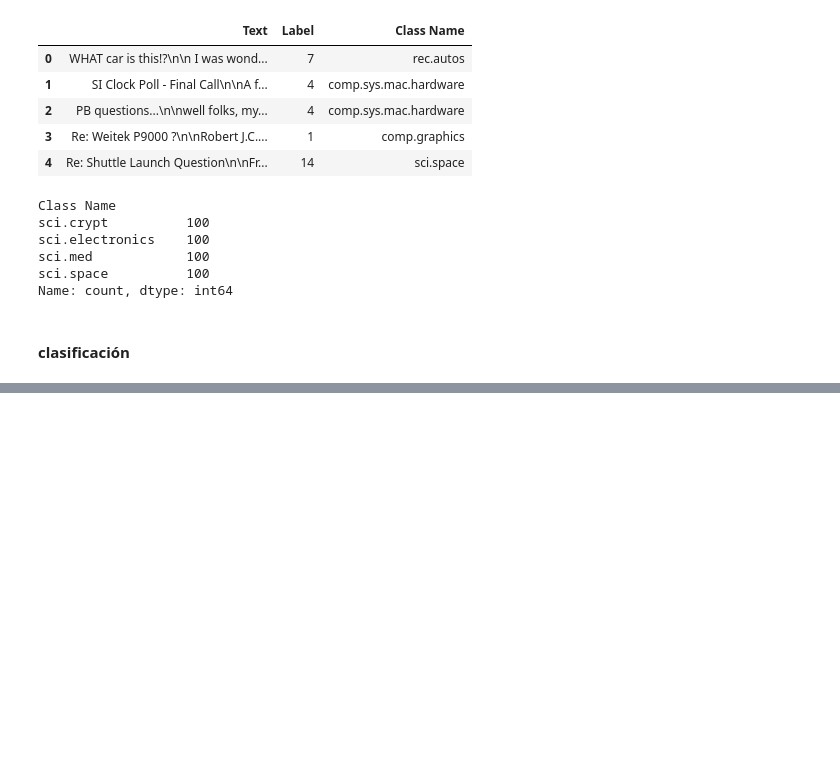
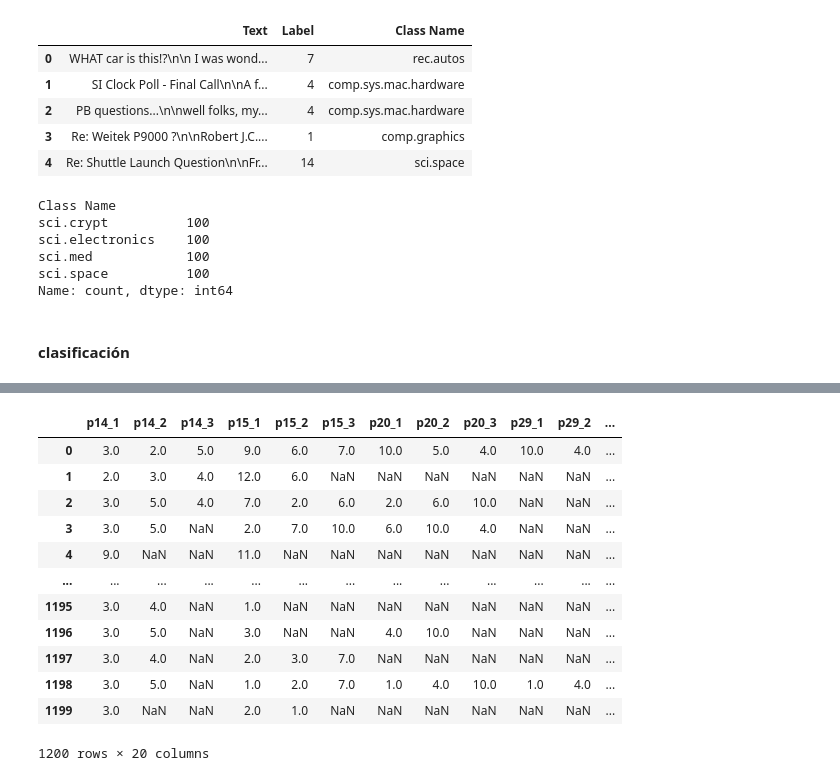
Before and after one commit to salvadorVMA/navegador, a Jupyter notebook: test_genai.ipynb, the cells around one changed output, grey strips where cells are left out. Cells and saved outputs as stored; diff of their text form; code cells hidden in the pictures; blank space fills up the shorter version.

```diff
--- a/test_genai.ipynb
+++ b/test_genai.ipynb
@@ -1216,0 +1120,10 @@ sci.space: 99.12%
+# %%
+# importar encuestas en pickle
+
+import pickle
+
+ruta_enc= '/Users/salvadorVMA/Google Drive/01 Proyectos/2025/navegador/encuestas'
+
+with open(f'{ruta_enc}/encs.pkl', 'rb') as f:
+    enc_dict = pickle.load(f)
+    print('Pickle file loaded successfully')
@@ -1216,0 +1179,6 @@ sci.space: 99.12%
+# %%
+# las columnas terminadas en 'a' son aparentemente idénticas a las que no...
+
+filtered_columns = enc_dict['Ciencia_y_Tecnologia']['dataframe'].filter(regex='^p.*a$')
+value_counts_df = pd.DataFrame({col: filtered_columns[col].value_counts() for col in filtered_columns.columns}).fillna(0).astype(int)
+filtered_columns, value_counts_df
@@ -1216,0 +1203,17 @@ sci.space: 99.12%
+# %%
+filtered_columns.columns.str.rstrip('a')
+enc_dict['Ciencia_y_Tecnologia']['dataframe'][filtered_columns.columns.str.rstrip('a')]
+# %% [output]
+|  | p14_1 | p14_2 | p14_3 | p15_1 | p15_2 | p15_3 | p20_1 | p20_2 | p20_3 | p29_1 | p29_2 | ... |
+| 0 | 3.0 | 2.0 | 5.0 | 9.0 | 6.0 | 7.0 | 10.0 | 5.0 | 4.0 | 10.0 | 4.0 | ... |
+| 1 | 2.0 | 3.0 | 4.0 | 12.0 | 6.0 | NaN | NaN | NaN | NaN | NaN | NaN | ... |
+| 2 | 3.0 | 5.0 | 4.0 | 7.0 | 2.0 | 6.0 | 2.0 | 6.0 | 10.0 | NaN | NaN | ... |
+| 3 | 3.0 | 5.0 | NaN | 2.0 | 7.0 | 10.0 | 6.0 | 10.0 | 4.0 | NaN | NaN | ... |
+| 4 | 9.0 | NaN | NaN | 11.0 | NaN | NaN | NaN | NaN | NaN | NaN | NaN | ... |
+| ... | ... | ... | ... | ... | ... | ... | ... | ... | ... | ... | ... | ... |
+| 1195 | 3.0 | 4.0 | NaN | 1.0 | NaN | NaN | NaN | NaN | NaN | NaN | NaN | ... |
+| 1196 | 3.0 | 5.0 | NaN | 3.0 | NaN | NaN | 4.0 | 10.0 | NaN | NaN | NaN | ... |
+| 1197 | 3.0 | 4.0 | NaN | 2.0 | 3.0 | 7.0 | NaN | NaN | NaN | NaN | NaN | ... |
+| 1198 | 3.0 | 5.0 | NaN | 1.0 | 2.0 | 7.0 | 1.0 | 4.0 | 10.0 | 1.0 | 4.0 | ... |
+| 1199 | 3.0 | NaN | NaN | 2.0 | 1.0 | NaN | NaN | NaN | NaN | NaN | NaN | ... |
+1200 rows × 20 columns
```
Also changed, not shown: parts of 44 cells of this notebook, 2 other files.
